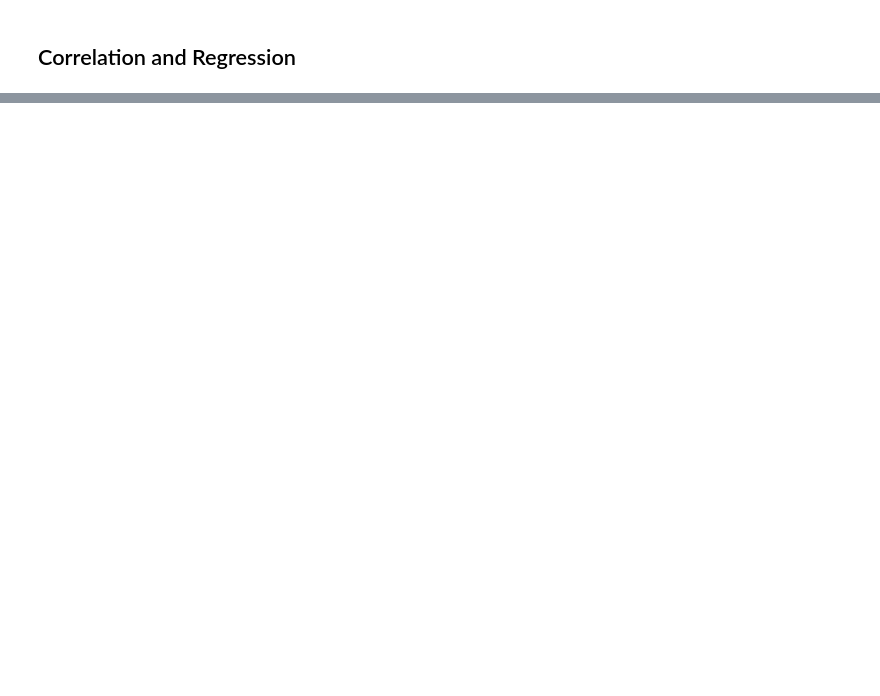
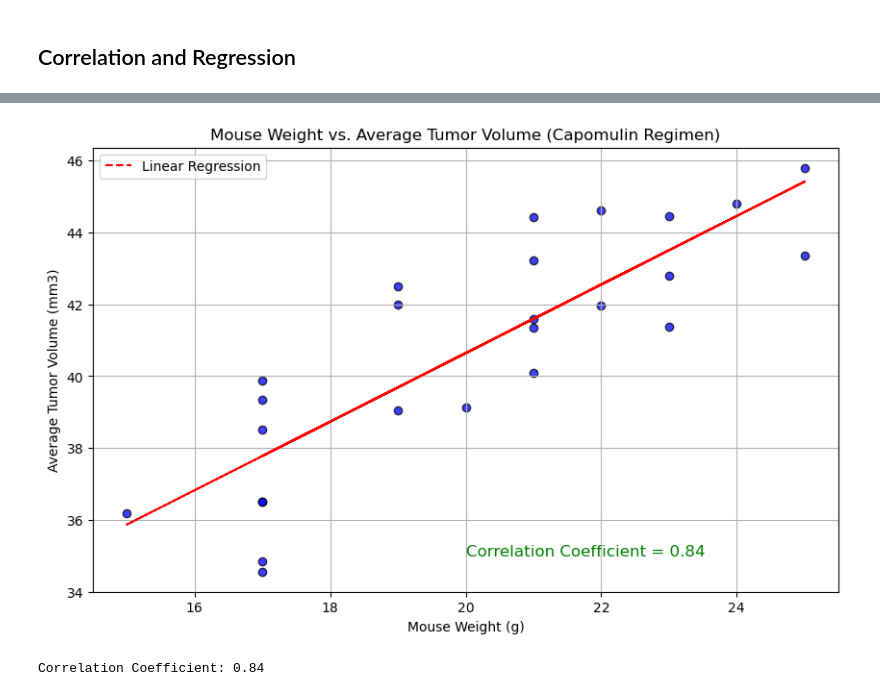
Before and after one commit to pannann/Module-5-Challenge, a Jupyter notebook: Pymaceuticals/pymaceuticals_starter.ipynb, the cells around one changed output, grey strips where cells are left out. Cells and saved outputs as stored; diff of their text form; code cells hidden in the pictures; blank space fills up the shorter version.

```diff
--- a/Pymaceuticals/pymaceuticals_starter.ipynb
+++ b/Pymaceuticals/pymaceuticals_starter.ipynb
@@ -304,0 +318,33 @@ The correlation between mouse weight and the average tumor volume is 0.84
+# %%
+# Calculate the correlation coefficient and a linear regression model
+from scipy.stats import linregress
+capomulin_data = combined_data[combined_data['Drug Regimen'] == 'Capomulin']
+
+average_tumor_volume = capomulin_data.groupby('Mouse ID')['Tumor Volume (mm3)'].mean()
+
+mouse_weight = capomulin_data.groupby('Mouse ID')['Weight (g)'].unique().apply(lambda x: x[0])
+
+correlation_coefficient = np.corrcoef(mouse_weight, average_tumor_volume)[0, 1]
+
+plt.figure(figsize=(10, 6))
+plt.scatter(mouse_weight, average_tumor_volume, marker='o', color='blue', edgecolors='black', alpha=0.75)
+
+plt.xlabel('Mouse Weight (g)')
+plt.ylabel('Average Tumor Volume (mm3)')
+plt.title('Mouse Weight vs. Average Tumor Volume (Capomulin Regimen)')
+
+slope, intercept, r_value, p_value, std_err = linregress(mouse_weight, average_tumor_volume)
+regression_line = slope * mouse_weight + intercept
+
+plt.plot(mouse_weight, regression_line, color='red', linestyle='--', label='Linear Regression')
+
+plt.annotate(f'Correlation Coefficient = {correlation_coefficient:.2f}', xy=(20, 35), fontsize=12, color='green')
+
+plt.grid(True)
+plt.legend()
+plt.show()
+
+print(f'Correlation Coefficient: {correlation_coefficient:.2f}')
+# %% [output]
+[figure, added]
+Correlation Coefficient: 0.84
```
Also changed, not shown: parts of 7 cells of this notebook.
